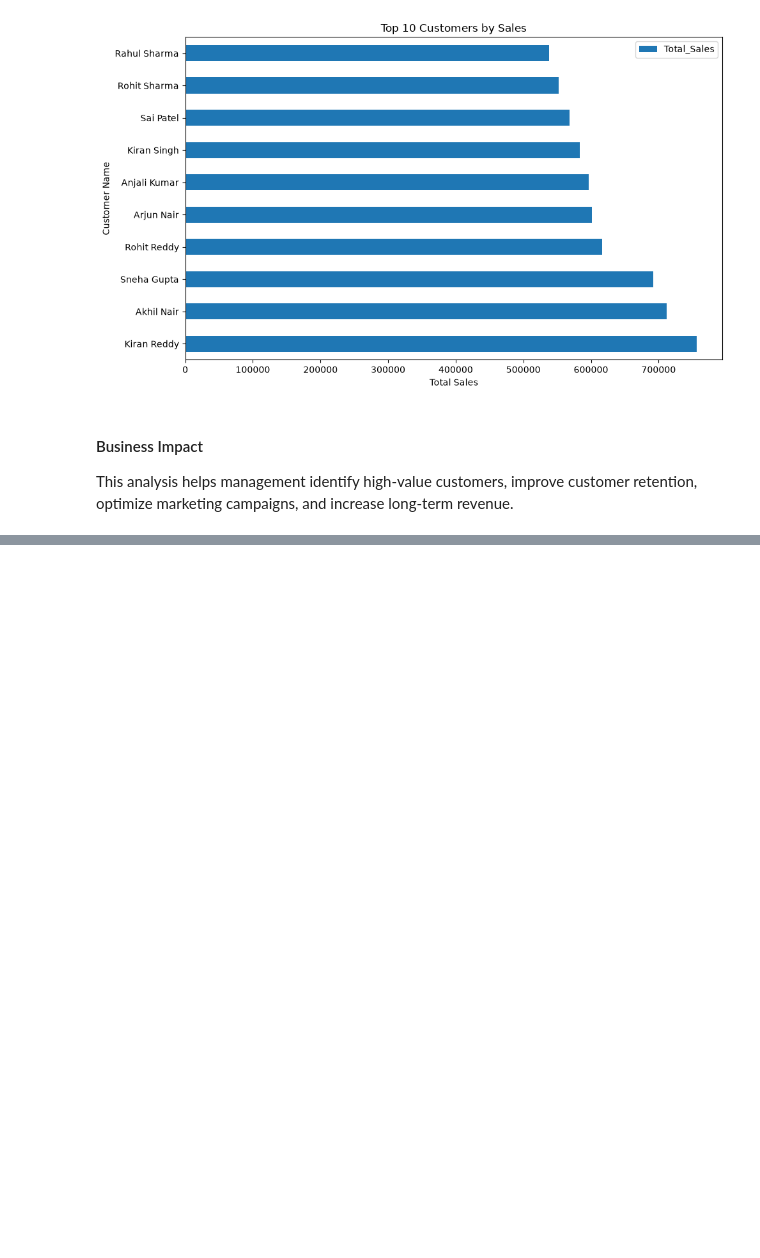
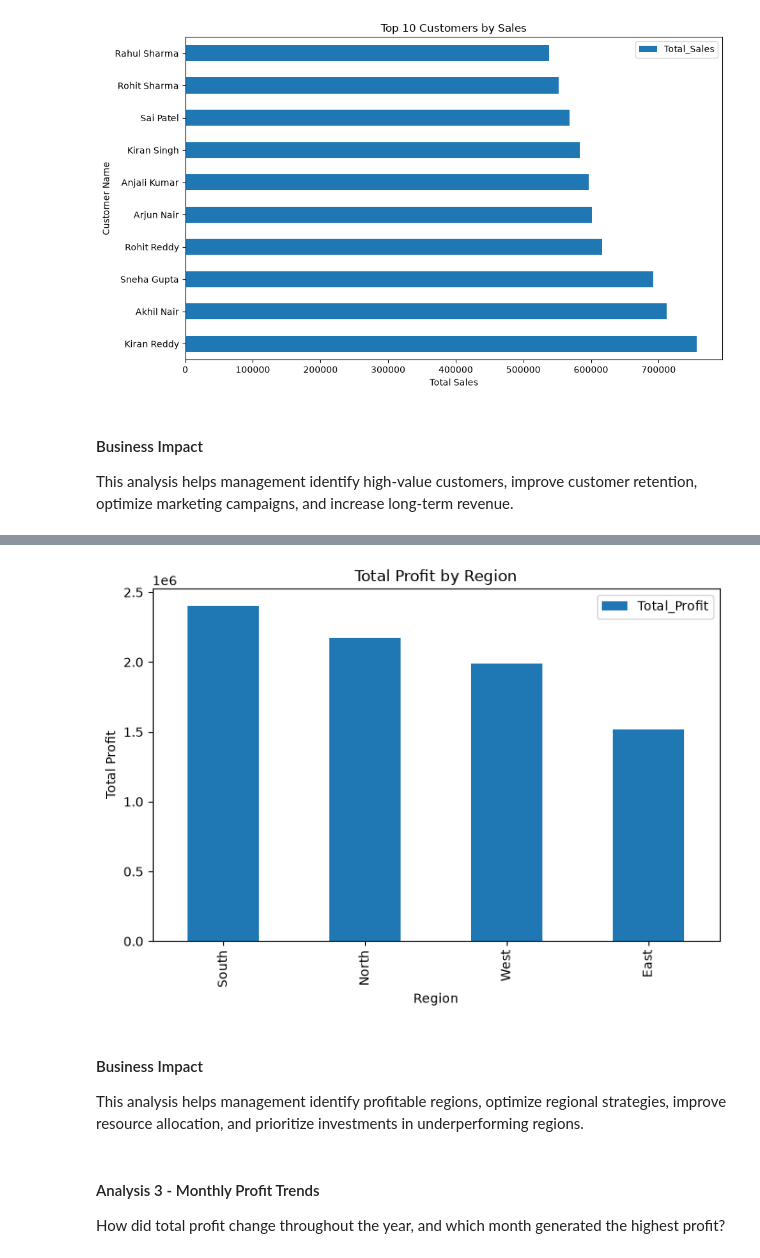
Before and after one commit to vindhya-akula/Retail-Sales-Intelligence-Dashboard, a Jupyter notebook: Retail_Sales_Analysis.ipynb, the cells around one changed output, grey strips where cells are left out. Drawn from its saved outputs; the diff is of its cells as text; code cells hidden in the pictures; blank space fills up the shorter version.

```diff
--- a/Retail_Sales_Analysis.ipynb
+++ b/Retail_Sales_Analysis.ipynb
@@ -890,0 +925,11 @@ This analysis helps management identify high-value customers, improve customer r
+# %%
+region_profit = (
+    master_df
+    .groupby("Region")
+    .agg(
+        Total_Profit = ("Profit", "sum")
+    )
+    .sort_values("Total_Profit", ascending=False)
+)
+
+region_profit
@@ -890,0 +943,19 @@ This analysis helps management identify high-value customers, improve customer r
+# %%
+region_profit.plot(
+    kind="bar",
+    y="Total_Profit",
+    figsize=(8,5),
+    title="Total Profit by Region"
+)
+
+plt.xlabel("Region")
+plt.ylabel("Total Profit")
+plt.show()
+# %% [output]
+[figure, added]
+# %% [markdown]
+#### Business Impact
+This analysis helps management identify profitable regions, optimize regional strategies, improve resource allocation, and prioritize investments in underperforming regions.
+# %% [markdown]
+#### Analysis 3 - Monthly Profit Trends
+How did total profit change throughout the year, and which month generated the highest profit?
```
Also changed, not shown: parts of 58 cells of this notebook, 3 other files.
